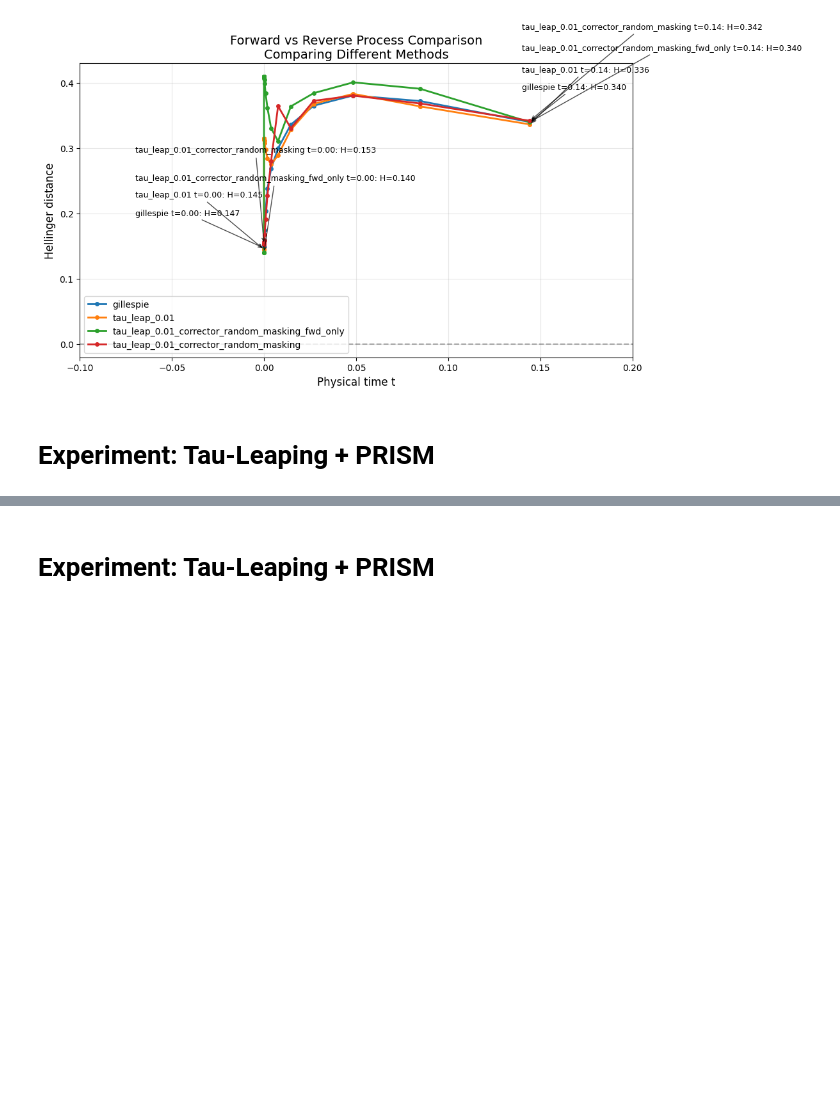
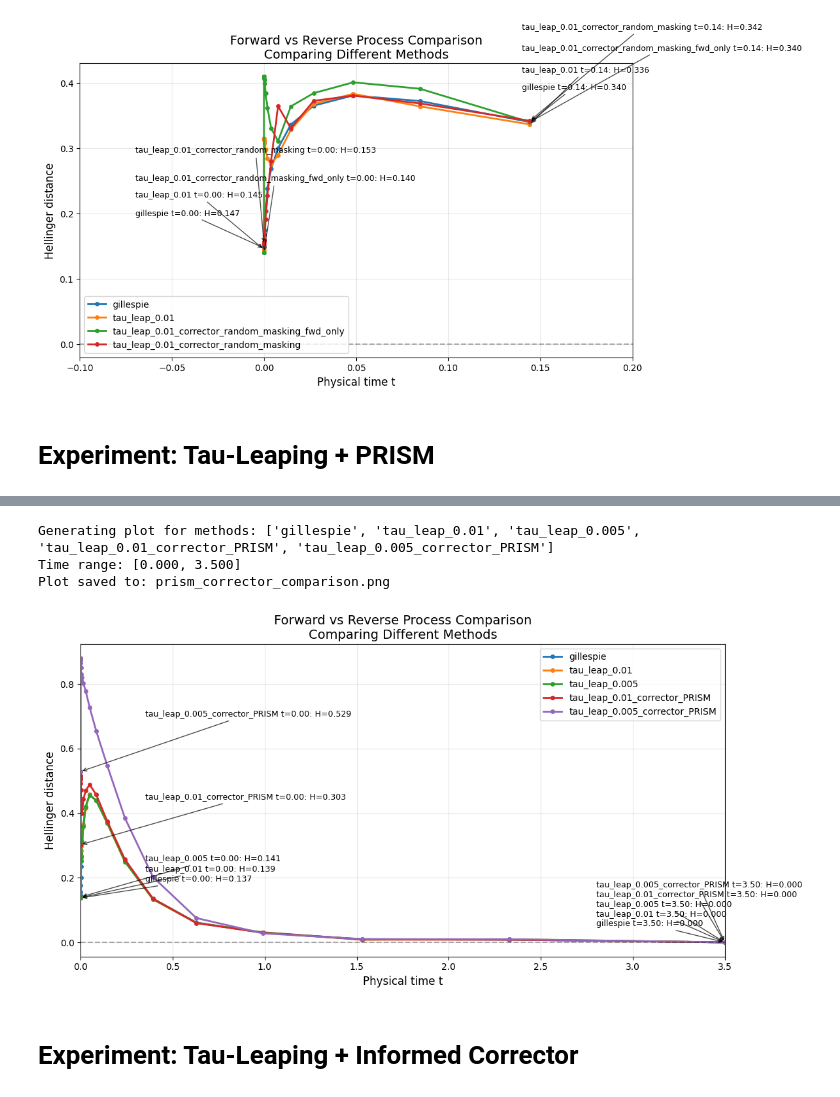
Before and after one commit to loren-ll/Correctors_Discrete_Diffusion, a Jupyter notebook: zero.ipynb, the cells around one changed output, grey strips where cells are left out. Cells and saved outputs as stored; diff of their text form; code cells hidden in the pictures; blank space fills up the shorter version.

Commit message:
[ADD] PRISM corrector

```diff
--- a/zero.ipynb
+++ b/zero.ipynb
@@ -807,8 +839,26 @@ def apply_corrector(
         return x_corrected
 
     elif method == 'PRISM':
-        # TODO: Implement PRISM corrector
-        raise NotImplementedError("PRISM corrector not yet implemented")
+        # Extract PRISM-specific parameters
+        K = hyperparameters.get('K', 0)
+        old_x = hyperparameters.get('old_x', None)
+        unmasking_prob_fn = hyperparameters.get('unmasking_prob_fn', None)
+
+        # Early exit if no correction needed
+        if K <= 0 or old_x is None or unmasking_prob_fn is None:
+            return x
+
+        # Apply PRISM corrector: remask K lowest-scoring tokens
+        x_corrected, scores, remasked_idx = prism_corrector_step(
+            y=x,
+            old_y=old_x,
+            unmasking_prob_fn=unmasking_prob_fn,
+            K=K,
+            MASK=MASK,
+            rng=rng
+        )
+
+        return x_corrected
 
     else:
         raise ValueError(f"Unknown corrector method: {method}")
@@ -1053,7 +1243,14 @@ def add_tau_leap_reverse(samples, w, mu, beta, T, tau,
         # Include corrector info in method name
         apply_reverse = corrector_hyperparameters.get('apply_reverse', True)
         reverse_suffix = "" if apply_reverse else "_fwd_only"
-        method_name = f"tau_leap_{tau}_corrector_{corrector_method}{reverse_suffix}"
+
+        if corrector_method == 'PRISM':
+            eta = corrector_hyperparameters.get('eta', None)
+            eta_suffix = f"_eta_{eta}" if eta is not None else ""
+        else:
+            eta_suffix = ""
+
+        method_name = f"tau_leap_{tau}_corrector_{corrector_method}_corrector_start_{corrector_start}{eta_suffix}{reverse_suffix}"
     else:
         method_name = f"tau_leap_{tau}"
 
@@ -2247,2 +2466,17 @@ Plot saved to: all_corrector_variants.png
+# %%
+    # Plot comparison
+plot_method_comparison(
+        samples_prism,
+        methods=None,  # Plot all methods
+        time_start=0.0,
+        time_end=T,
+        filename='prism_corrector_comparison.png',
+        show_annotations=True
+    )
+# %% [output]
+Generating plot for methods: ['gillespie', 'tau_leap_0.01', 'tau_leap_0.005', 'tau_leap_0.01_corrector_PRISM', 'tau_leap_0.005_corrector_PRISM']
+Time range: [0.000, 3.500]
+Plot saved to: prism_corrector_comparison.png
+[figure, added]
 # %% [markdown]
-# Experiment: Tau-Leaping + PRISM
+# Experiment: Tau-Leaping + Informed Corrector
```
Also changed, not shown: parts of 14 cells of this notebook.
